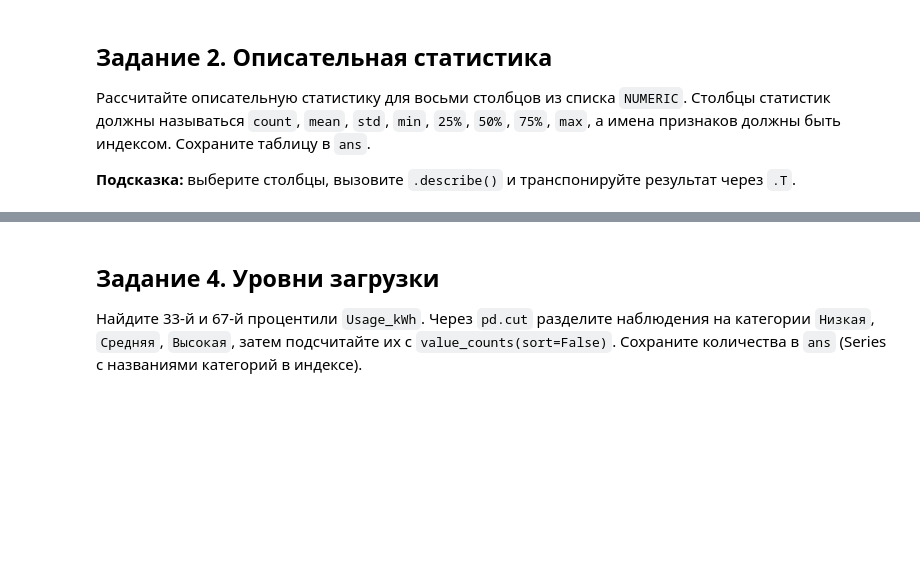
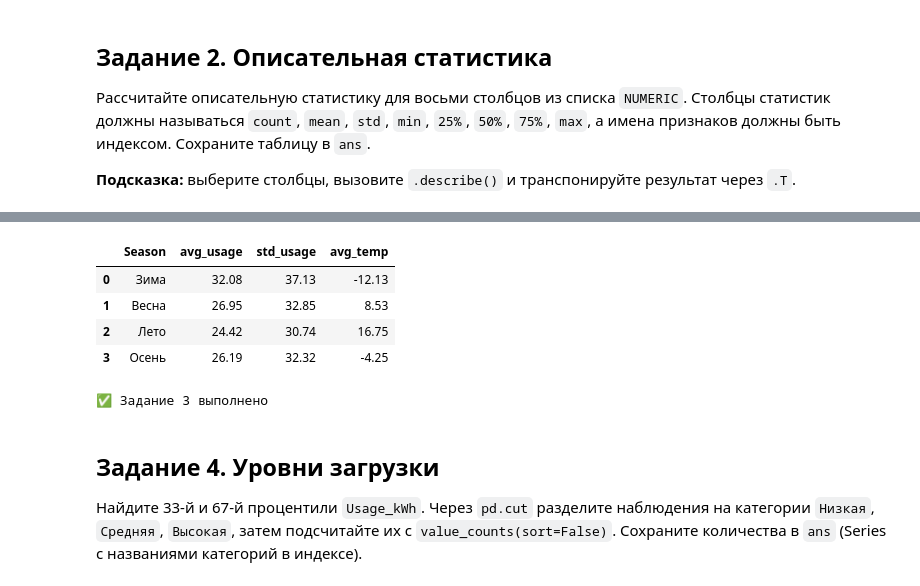
Before and after one commit to Gu7eM/ToPIaS_Guse_k, a Jupyter notebook: 2_homework/2_homework_eda_feature_engineering.ipynb, the cells around one changed output, grey strips where cells are left out. Cells and saved outputs as stored; diff of their text form; code cells hidden in the pictures; blank space fills up the shorter version.

```diff
--- a/2_homework/2_homework_eda_feature_engineering.ipynb
+++ b/2_homework/2_homework_eda_feature_engineering.ipynb
@@ -120,15 +139,33 @@ check(2, ans)
 # %%
 # ✍ ВАШ КОД — ЗАДАНИЕ 3
 df = pd.read_csv(DATA / "Сталелитейные_данные.csv")
 df["DateTime"] = pd.to_datetime(df["date"], format="%d/%m/%Y %H:%M")
 season_by_month = {1: "Зима", 2: "Зима", 3: "Весна", 4: "Весна", 5: "Весна",
                    6: "Лето", 7: "Лето", 8: "Лето", 9: "Осень", 10: "Осень",
                    11: "Осень", 12: "Зима"}
-df["Season"] = ...
-ans = ...
-ans
+season_order = ["Зима", "Весна", "Лето", "Осень"]
+
+df["Season"] = pd.Categorical(
+    df["DateTime"].dt.month.map(season_by_month), categories=season_order, ordered=True
+)
+ans = (
+    df.groupby("Season", observed=True)
+      .agg(avg_usage=("Usage_kWh", "mean"),
+           std_usage=("Usage_kWh", "std"),
+           avg_temp=("Temperature_C", "mean"))
+      .reset_index()
+)
+ans.round(2)
+# %% [output]
+|  | Season | avg_usage | std_usage | avg_temp |
+| 0 | Зима | 32.08 | 37.13 | -12.13 |
+| 1 | Весна | 26.95 | 32.85 | 8.53 |
+| 2 | Лето | 24.42 | 30.74 | 16.75 |
+| 3 | Осень | 26.19 | 32.32 | -4.25 |
 # %%
 check(3, ans)
+# %% [output]
+✅ Задание 3 выполнено
 # %% [markdown]
 ## Задание 4. Уровни загрузки
 
```
Also changed, not shown: parts of 15 cells of this notebook, 2 other files.
